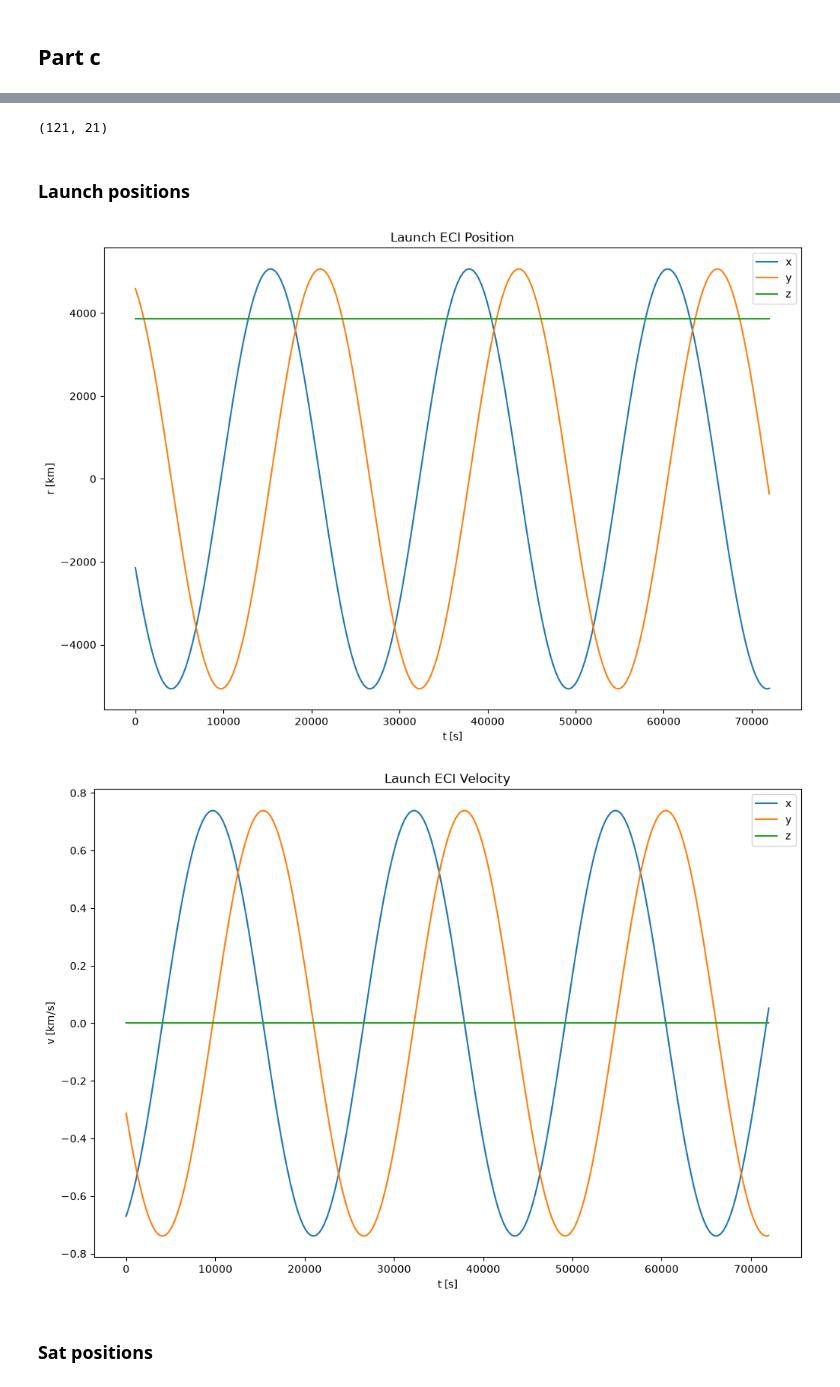
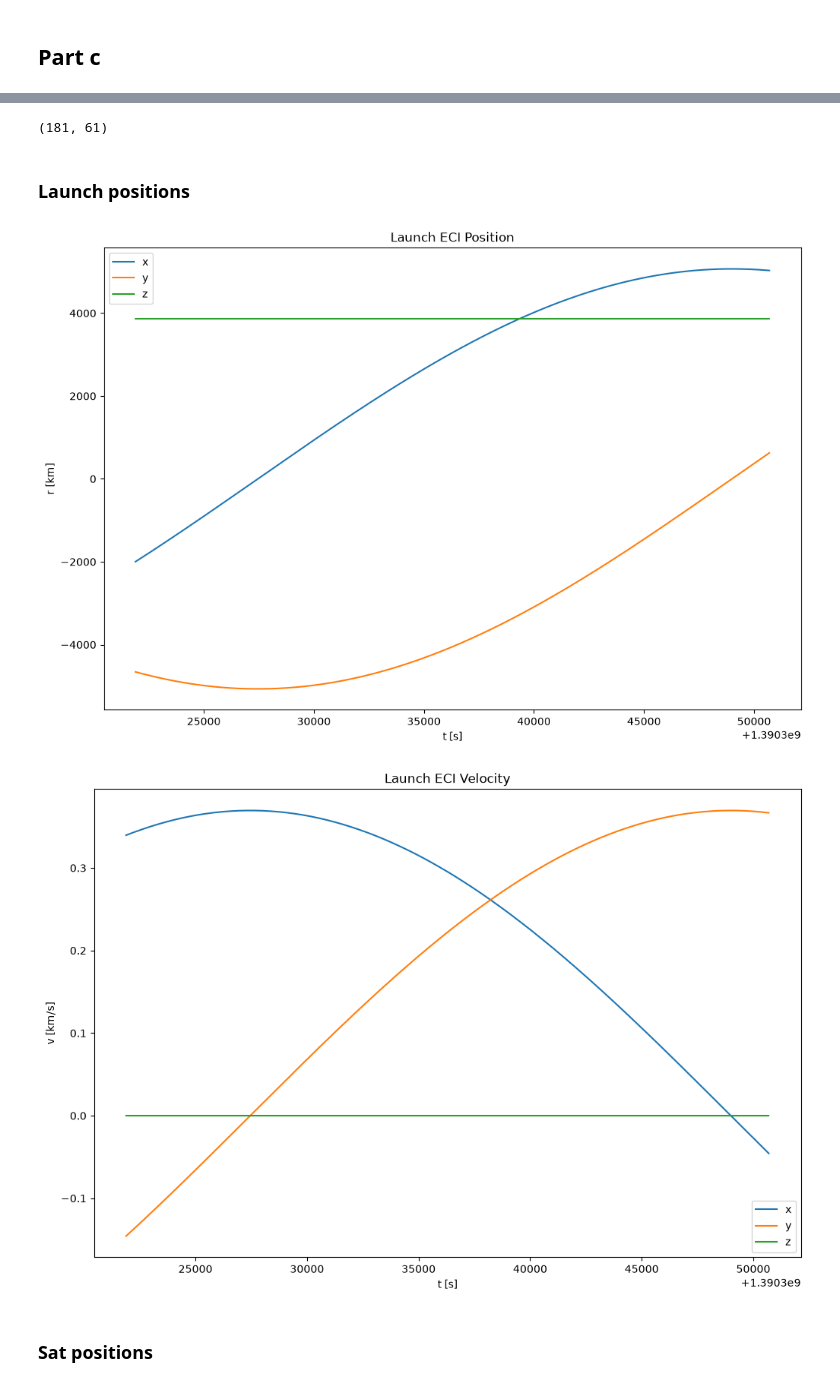
Before and after one commit to Cesium-Lab/stanford, a Jupyter notebook: aa279b/hw3_prob3.ipynb, the cells around one changed output, grey strips where cells are left out. Drawn from its saved outputs; the diff is of its cells as text; code cells hidden in the pictures.

```diff
--- a/aa279b/hw3_prob3.ipynb
+++ b/aa279b/hw3_prob3.ipynb
@@ -85,7 +89,7 @@ def calc_theta_g(t_utc, omega = W_EARTH, theta_ref = theta_utc_2014, t_ref = t_u
     ------
     theta_g : float
     """
-    return theta_ref + (omega * RAD_TO_SIDEREAL_HOUR) * (t_utc - t_ref)
+    return theta_ref + omega * (t_utc - t_ref)
 # %% [markdown]
 ## Part b
 # %%
@@ -191,20 +199,33 @@ Total tof: 21
+# %%
+launch_grid, offset_grid = np.meshgrid(
+    t_arr_launch,
+    t_arr_tofs,
+    indexing="ij"
+)
+
+# dimensions of [x_dim, y_dim]
+intercept_grid = launch_grid + offset_grid
+print(intercept_grid.shape)
+
+# From beginning of ephemeris time
+t_total_utc = np.unique(np.concatenate(
+        (np.array(sorted(intercept_grid.ravel())),t_arr_launch)
+    )) + t_start_utc # all places to evaluate
+
+time_pairs = np.stack([
+    launch_grid.ravel(),
+    intercept_grid.ravel()
+], axis=1)
+# %% [output]
+(181, 61)
 # %%
-launch_grid, offset_grid = np.meshgrid(
-    t_launch,
-    t_offset,
-    indexing="ij"
-)
-
-# dimensions of [x_dim, y_dim]
-intercept_grid = launch_grid + offset_grid
-print(intercept_grid.shape)
 
 fig = go.Figure()
 
 # plotly expects [y_dim, x_dim] so z.T
 fig.add_trace(go.Heatmap(
-    x=t_launch,
-    y=t_offset,
+    x=t_arr_launch,
+    y=t_arr_tofs,
     z=intercept_grid.T,
     colorscale="Viridis",
     colorbar=dict(title="Arrival time [s]"),
@@ -212,8 +233,8 @@ fig.add_trace(go.Heatmap(
 ))
 
 fig.add_trace(go.Contour(
-    x=t_launch,
-    y=t_offset,
+    x=t_arr_launch,
+    y=t_arr_tofs,
     z=intercept_grid.T,
     showscale=False,
     line=dict(width=2, color="black"),
@@ -248,16 +269,14 @@ fig.update_layout(
 )
 
 fig.update_xaxes(
-    range=[np.min(t_launch), np.max(t_launch)],
+    range=[np.min(t_arr_launch), np.max(t_arr_launch)],
     constrain="domain"
 )
 
 fig.update_yaxes(
-    range=[np.min(t_offset), np.max(t_offset)],
+    range=[np.min(t_arr_tofs), np.max(t_arr_tofs)],
     constrain="domain"
 )
 
 fig.show()
-# %% [output]
-(121, 21)
 # %%
@@ -353,48 +385,47 @@ def calc_ecef_from_lat_lon_alt(lat, lon, alt_km = 0, deg = False, r_body_km = R_
 def calc_eci_from_ecef(r_ecef, v_ecef, t_utc):
     """Somewhat simplified version of itrf-gcrs in Vallado 4e Section 3.7 pp. 203-"""
     # Earth rotation angle
-    theta_ecef_wrt_eci = calc_theta_g(t_utc, W_EARTH)
-    w_ecef_wrt_eci = np.array([0,0,W_EARTH])
+    theta_ecef_wrt_eci = calc_theta_g(t_utc)
 
     dcm_eci_wrt_ecef = dcm_z(theta_ecef_wrt_eci).T
 
     r_eci = dcm_eci_wrt_ecef @ r_ecef
-    v_eci = dcm_eci_wrt_ecef @ v_ecef + np.cross(w_ecef_wrt_eci, r_eci)
+    v_eci = dcm_eci_wrt_ecef @ v_ecef
 
     return r_eci, v_eci
 # %%
 ## Actual calculation
 
-def launch_eci(t_arr, lat, lon, alt):
+def launch_eci(t_arr_utc, lat, lon, alt):
     launch_r_ecef, launch_v_ecef = calc_ecef_from_lat_lon_alt(lat, lon, alt)
 
-    launch_arr_eci = np.array([calc_eci_from_ecef(launch_r_ecef, launch_v_ecef, t) for t in t_arr])
+    launch_arr_eci = np.array([calc_eci_from_ecef(launch_r_ecef, launch_v_ecef, t) for t in t_arr_utc])
     launch_r_eci = launch_arr_eci[:,0,:]
     launch_v_eci = launch_arr_eci[:,1,:]
     return launch_r_eci, launch_v_eci
 # %%
-launch_r_eci, launch_v_eci = launch_eci(t_total_utc, launch_lat, launch_lat, launch_alt)
+launch_r_eci, launch_v_eci = launch_eci(t_total_utc, launch_lat, launch_lon, launch_alt)
 
 plt.figure(figsize=(12,8))
 plt.title("Launch ECI Position")
 plt.xlabel("t [s]")
 plt.ylabel("r [km]")
 plt.plot(t_total_utc, launch_r_eci[:,0], label = "x")
 plt.plot(t_total_utc, launch_r_eci[:,1], label = "y")
 plt.plot(t_total_utc, launch_r_eci[:,2], label = "z")
 plt.legend()
 plt.show()
 
 plt.figure(figsize=(12,8))
 plt.title("Launch ECI Velocity")
 plt.xlabel("t [s]")
 plt.ylabel("v [km/s]")
 plt.plot(t_total_utc, launch_v_eci[:,0], label = "x")
 plt.plot(t_total_utc, launch_v_eci[:,1], label = "y")
 plt.plot(t_total_utc, launch_v_eci[:,2], label = "z")
 plt.legend()
 plt.show()
 # %% [output]
-[figure, old version]
+[figure, new version]
-[figure, old version]
+[figure, new version]
 # %%
```
Also changed, not shown: parts of 15 cells of this notebook.
